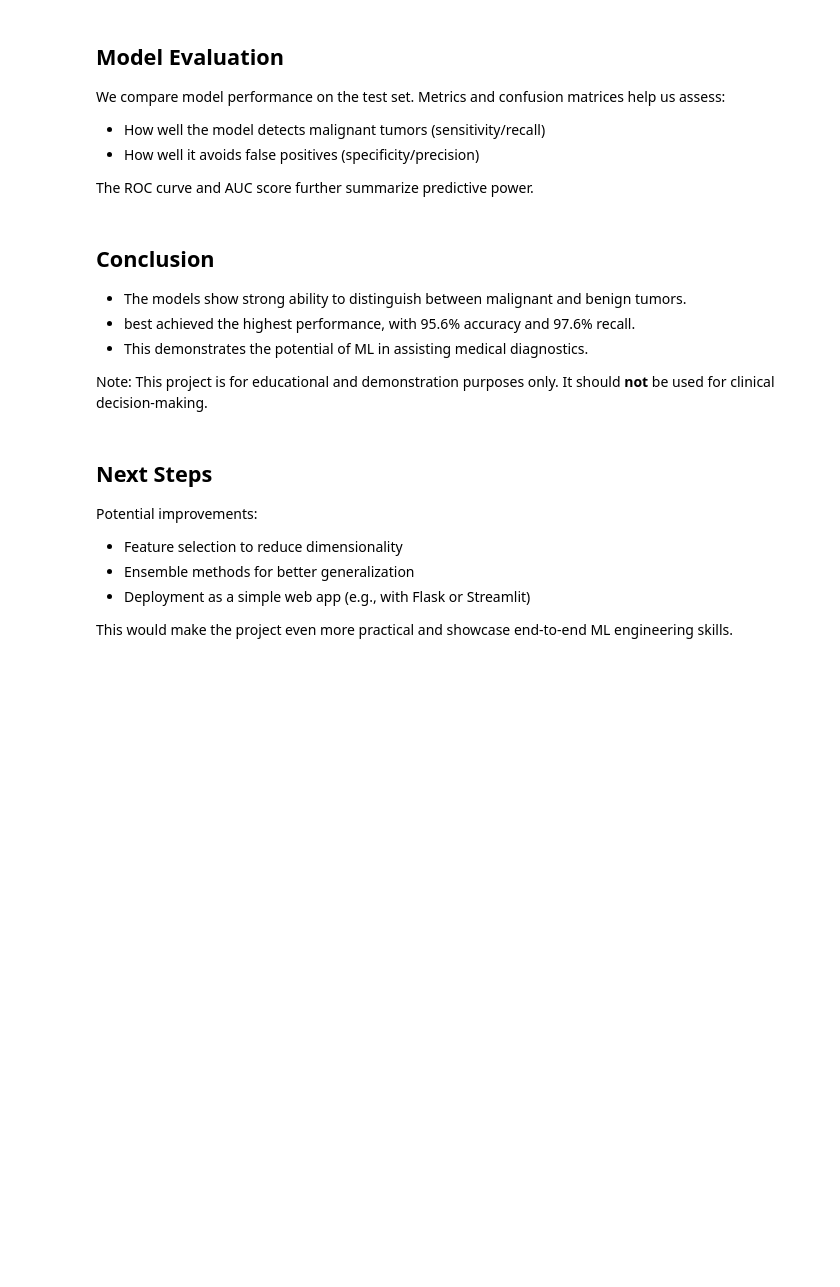
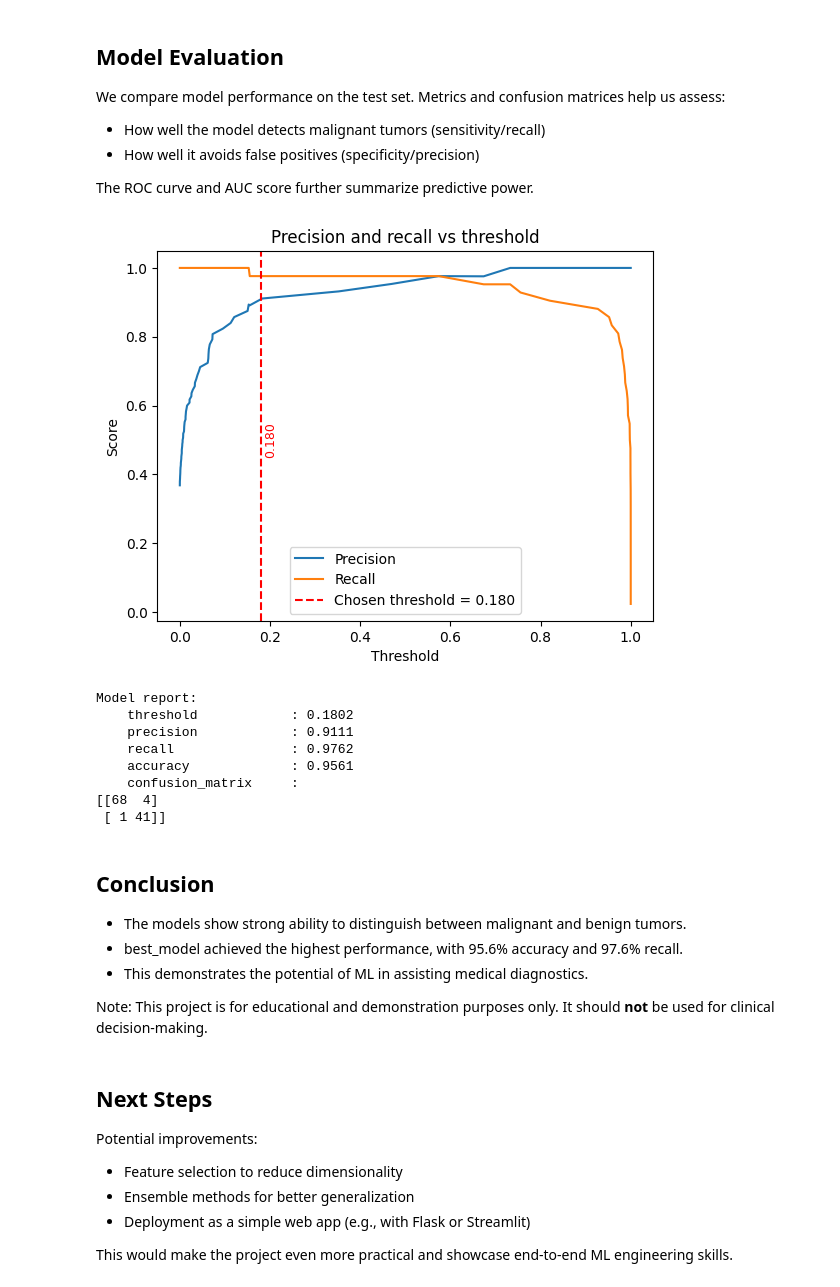
Before and after one commit to MahbubAlam231/BreastCancerPredictAI, a Jupyter notebook: BreastCancerPredictAI.ipynb, the cells around one changed output. Drawn from its saved outputs; the diff is of its cells as text; code cells hidden in the pictures; blank space fills up the shorter version.

```diff
--- a/BreastCancerPredictAI.ipynb
+++ b/BreastCancerPredictAI.ipynb
@@ -283,8 +379,8 @@ cv_thresh = StratifiedKFold(n_splits=5, shuffle=True, random_state=123)  # NEW s
 oof_probs = np.empty(len(y_train), dtype=float) # Out of fold probs
 
 for tr, va in cv_thresh.split(X_train, y_train):
-    # start the best model with initial state
-    est = clone(best)
+    # start the best_model with initial state
+    est = clone(best_model)
     est.fit(X_train.iloc[tr], y_train.iloc[tr])
     oof_probs[va] = est.predict_proba(X_train.iloc[va])[:, 1]
 
@@ -331,41 +427,63 @@ precision, recall, thresholds = precision_recall_curve(y_test, y_probs)
 
 plt.plot(thresholds, precision[:-1], label="Precision")
 plt.plot(thresholds, recall[:-1], label="Recall")
+plt.axvline(x=threshold, color="red", linestyle="--", linewidth=1.5,
+            label=f"Chosen threshold = {threshold:.3f}")
+plt.text(threshold*1.2, 0.5, f"{threshold:.3f}", rotation=90,
+         va='center', ha='right', color='red', fontsize=9)
 plt.xlabel("Threshold")
 plt.ylabel("Score")
 plt.title("Precision and recall vs threshold")
 plt.legend()
 plt.show()
 
 # from sklearn.metrics import PrecisionRecallDisplay
 # _ = PrecisionRecallDisplay(precision=precision, recall=recall).plot()
 # plt.show()
 
 from sklearn.metrics import accuracy_score, precision_score, recall_score, confusion_matrix
 
 def metrics_at_threshold(y_true, y_preds, threshold):
     return {
         "threshold": threshold,
         "precision": precision_score(y_true, y_preds, zero_division=0),
         "recall": recall_score(y_true, y_preds, zero_division=0),
         "accuracy": accuracy_score(y_true, y_preds),
         "confusion_matrix": confusion_matrix(y_true, y_preds)  # [[TN, FP],[FN, TP]]
     }
 
 
 report = metrics_at_threshold(y_test, y_preds, threshold)
 
-print(report)
+# results
+print("\nModel report:")
+for metric, value in report.items():
+    if metric == "confusion_matrix":
+        print(f"    {metric:20} :")
+        print(f"{value}")
+    else:
+        print(f"    {metric:20} : {value:.4f}")
+
 
 # Output:
 # {'threshold': 0.18020206682554823, 'precision': 0.9111111111111111, 'recall': 0.9761904761904762, 'accuracy': 0.956140350877193,
 #  'confusion_matrix': array([[68,  4],
 #        [ 1, 41]])}
+# %% [output]
+[figure, added]
+Model report:
+    threshold            : 0.1802
+    precision            : 0.9111
+    recall               : 0.9762
+    accuracy             : 0.9561
+    confusion_matrix     :
+[[68  4]
+ [ 1 41]]
 # %% [markdown]
 ## Conclusion
 
  - The models show strong ability to distinguish between malignant and benign tumors.
-- best achieved the highest performance, with 95.6% accuracy and 97.6% recall.
+- best_model achieved the highest performance, with 95.6% accuracy and 97.6% recall.
 - This demonstrates the potential of ML in assisting medical diagnostics.
 
 Note: This project is for educational and demonstration purposes only.
```
Also changed, not shown: parts of 19 cells of this notebook, 6 other files.
